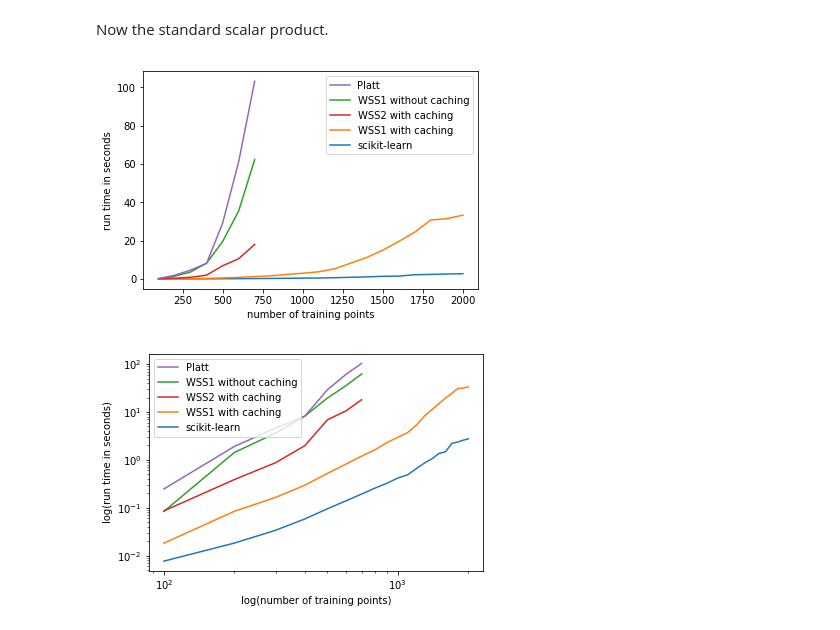
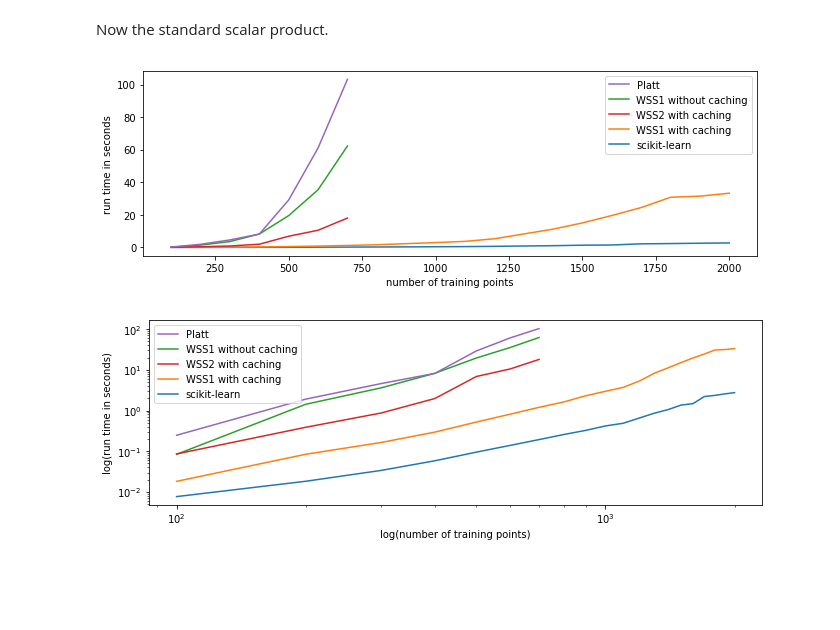
Before and after one commit to LisaBM/ml_project, a Jupyter notebook: Plotting_Benchmark_Results.ipynb, the cells around one changed output. Saved outputs shown, nothing was run; the diff lists cells and outputs as text; code cells hidden in the pictures; blank space fills up the shorter version.

```diff
--- a/Plotting_Benchmark_Results.ipynb
+++ b/Plotting_Benchmark_Results.ipynb
@@ -63,20 +69,21 @@ Now the standard scalar product.
 # %%
 plt.xlabel('number of training points')
 plt.ylabel('run time in seconds')
 #plt.title('run times for different SMO algorithms, standard scalar product')
 
 sklearn, = plt.plot(xvec2,np.concatenate((plot_array_ssp[0],plot_array_ssp2[0])),label='scikit-learn')
 wss1, = plt.plot(xvec2,np.concatenate((plot_array_ssp[1],plot_array_ssp2[1])),label='WSS1 with caching')
 wss1noK, = plt.plot(xvec,plot_array_ssp[2],label='WSS1 without caching')
 wss2, = plt.plot(xvec,plot_array_ssp[3],label='WSS2 with caching')
 platt, = plt.plot(xvec,plot_array_ssp[4],label='Platt')
 plt.legend(handles=[platt,wss1noK,wss2,wss1,sklearn])
-
+fig = matplotlib.pyplot.gcf()
+fig.set_size_inches(11, 3.4)
 plt.savefig('benchplot_ssp.pdf')
 #plt.ylabel('some numbers')
 plt.show()
 # %% [output]
-[figure, old version]
+[figure, new version]
 # %%
 plt.xlabel('log(number of training points)')
 plt.ylabel('log(run time in seconds)')
@@ -88,9 +95,10 @@ wss1noK, = plt.loglog(xvec,plot_array_ssp[2],label='WSS1 without caching')
 wss2, = plt.loglog(xvec,plot_array_ssp[3],label='WSS2 with caching')
 platt, = plt.loglog(xvec,plot_array_ssp[4],label='Platt')
 plt.legend(handles=[platt,wss1noK,wss2,wss1,sklearn])
-
+fig = matplotlib.pyplot.gcf()
+fig.set_size_inches(11,3.4)
 plt.savefig('benchplot_ssp_loglog.pdf')
 #plt.ylabel('some numbers')
 plt.show()
 # %% [output]
-[figure, old version]
+[figure, new version]
```
Also changed, not shown: parts of 4 cells of this notebook, 18 other files.
